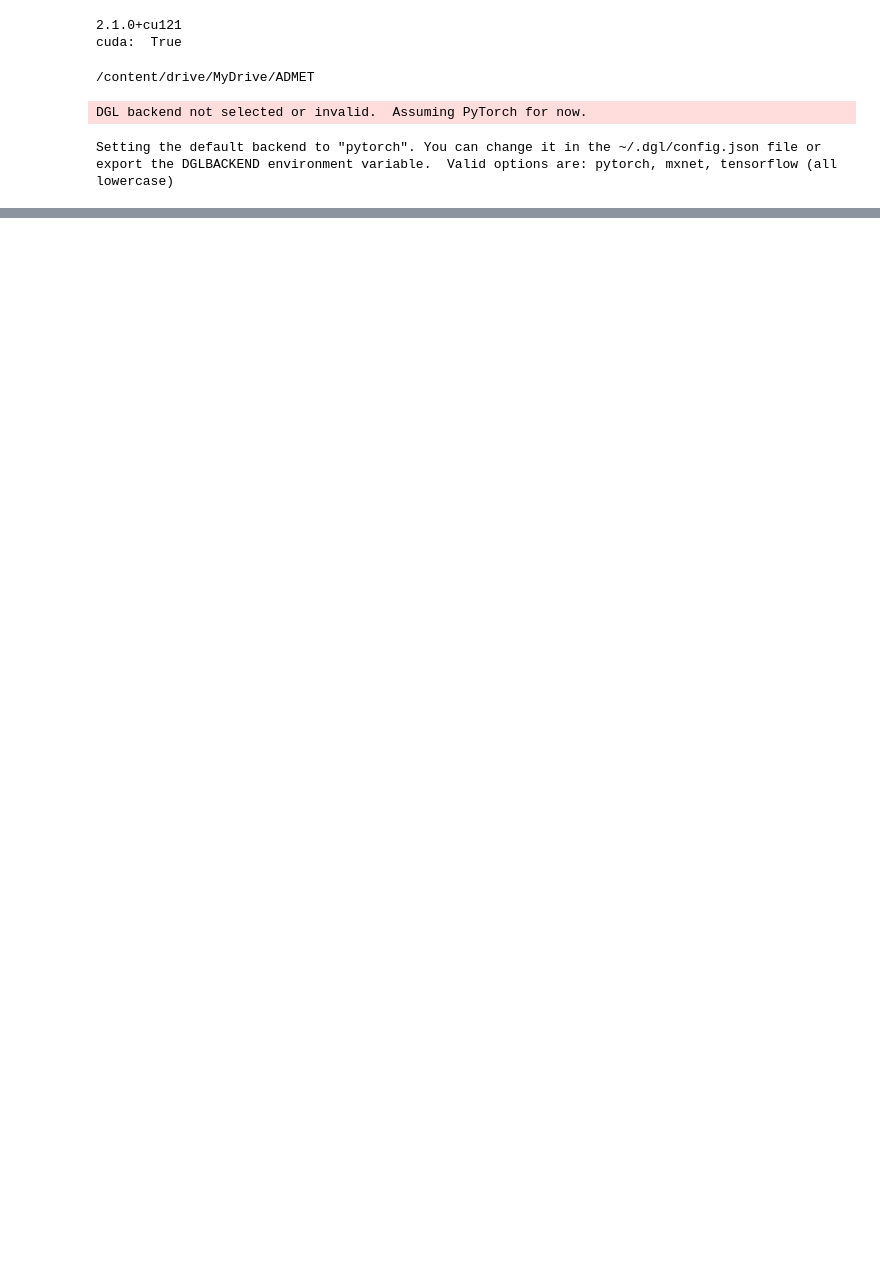
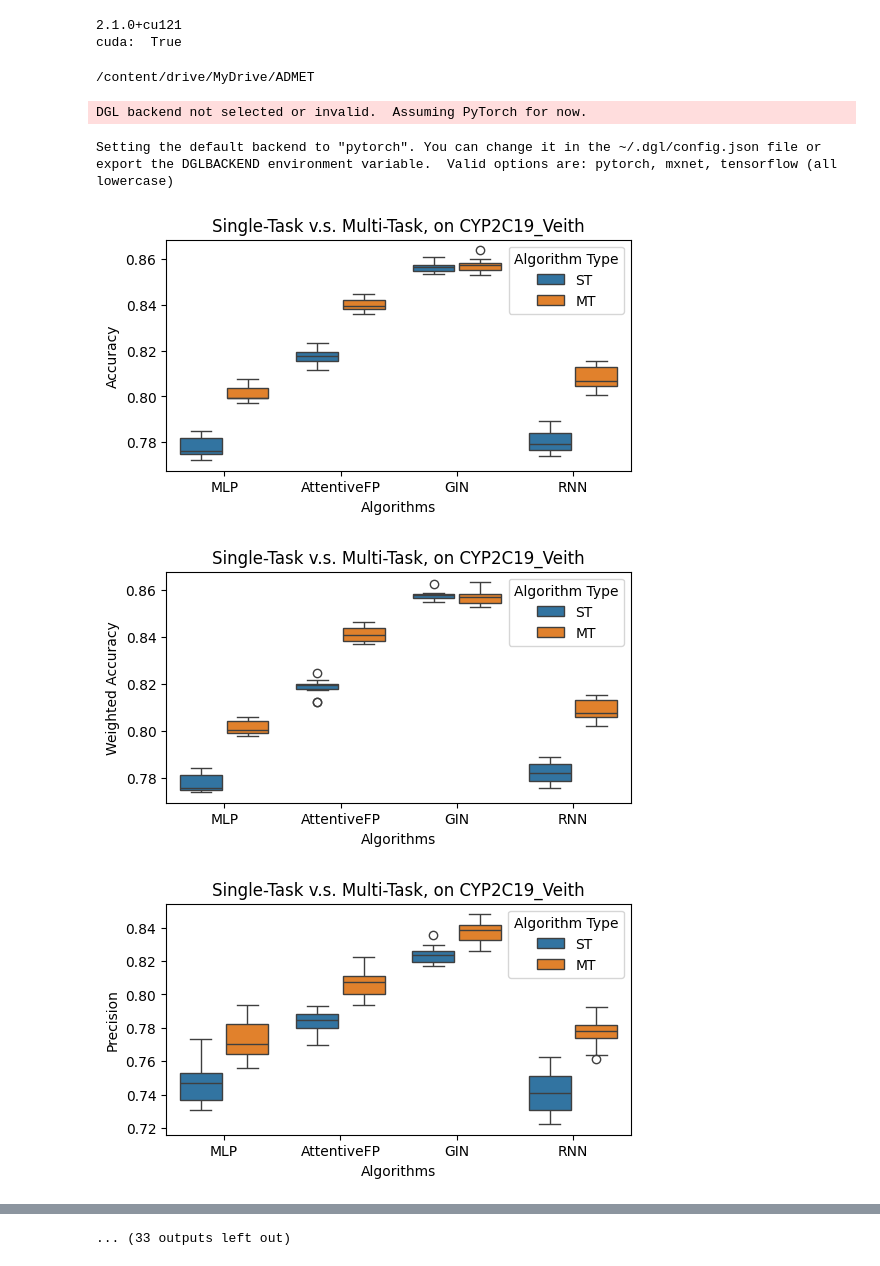
Before and after one commit to yingzibu/MOL2ADMET, a Jupyter notebook: results/M5_visualization.ipynb, the cells around one changed output, grey strips where cells are left out. Drawn from its saved outputs; the diff is of its cells as text; code cells hidden in the pictures; blank space fills up the shorter version.

Commit message:
M5 ST vs MT, run 10 times repeatedly

```diff
--- a/results/M5_visualization.ipynb
+++ b/results/M5_visualization.ipynb
@@ -40,51 +41,58 @@ def visualize_M5(name, repeat_times=3):
                            desc='obtaining preformance'):
         dict_ST[model_type] = []
         dict_MT[model_type] = []
-        for i in range(3):
-
-            p_ST = yml_report(f'ST/{name}/{model_type}_ST_{i}.yml')
-            p_MT = yml_report(f'M5/uw_no/{model_type}_MT_{i}.yml')
-
-            dict_ST[model_type].append(p_ST[name])
-            dict_MT[model_type].append(p_MT[name])
+        for i in range(repeat_times):
+            try:
+                p_ST = yml_report(f'ST/{name}/{model_type}_ST_{i}.yml')
+                dict_ST[model_type].append(p_ST[name])
+            except: print(f'cannot open ST/{name}/{model_type}_ST_{i}.yml')
+            try:
+                p_MT = yml_report(f'M5/uw_no/{model_type}_MT_{i}.yml')
+                dict_MT[model_type].append(p_MT[name])
+            except: print(f'cannot open M5/uw_no/{model_type}_MT_{i}.yml')
 
     import matplotlib.pyplot as plt
     import seaborn as sns
     import pandas as pd
     import numpy as np
 
     # Sample data (assuming you have 3 runs for each algorithm type)
     CLS_METRICS = ['Accuracy', 'Weighted Accuracy', 'Precision', 'Recall', 'SP',
                 'F1', 'AUC', 'MCC', 'AP']
     for met_num in range(len(cls_metrics)):
-        # data = {
-        #     'Algorithm': model_types,
-        #     'ST_1': [dict_ST[model_type][0][met_num] for model_type in model_types],  # Performance for ST-algorithm, run 1
-        #     'ST_2': [dict_ST[model_type][1][met_num] for model_type in model_types],  # Performance for ST-algorithm, run 2
-        #     'ST_3': [dict_ST[model_type][2][met_num] for model_type in model_types],   # Performance for ST-algorithm, run 3
-        #     'MT_1': [dict_MT[model_type][0][met_num] for model_type in model_types],  # Performance for MT-algorithm, run 1
-        #     'MT_2': [dict_MT[model_type][1][met_num] for model_type in model_types],  # Performance for MT-algorithm, run 2
-        #     'MT_3': [dict_MT[model_type][2][met_num] for model_type in model_types]   # Performance for MT-algorithm, run 3
-        # }
         data = {}
         data['Algorithm'] = model_types
         for i in range(repeat_times):
             data[f'ST_{i}'] = [dict_ST[model_type][i][met_num] for model_type in model_types]
-            data[f'MT_{i}'] = [dict_MT[model_type][0][met_num] for model_type in model_types]
+            data[f'MT_{i}'] = [dict_MT[model_type][i][met_num] for model_type in model_types]
+
+
 
         # Convert data to long format for easier plotting
         df = pd.DataFrame(data)
+        # print(df)
         df_long = pd.melt(df, id_vars=['Algorithm'], var_name='Run', value_name='Performance')
 
         # Extract Algorithm Type from Run column
         df_long['Algorithm Type'] = np.where(df_long['Run'].str.startswith('ST'), 'ST', 'MT')
 
         # Plot
         plt.figure(figsize=(6, 3))
-        sns.barplot(x='Algorithm', y='Performance', hue='Algorithm Type', data=df_long, ci='sd')
+        # sns.barplot(x='Algorithm', y='Performance', hue='Algorithm Type', data=df_long, ci='sd')
+        sns.boxplot(x='Algorithm', y='Performance', hue='Algorithm Type', data=df_long, fill=True, gap=.1)
+        # sns.boxplot(data=titanic, x="class", y="age", hue="alive", fill=False, gap=.1)
+
         plt.title(f'Single-Task v.s. Multi-Task, on {name}')
         plt.xlabel('Algorithms')
         plt.ylabel(f'{CLS_METRICS[met_num]}')
         plt.legend(title='Algorithm Type')
         plt.show()
         plt.close()
+
+for name in names_M5:
+    visualize_M5(name, repeat_times=10)
+    print('\n\n')
+# %% [output]
+[figure, added]
+[figure, added]
+[figure, added]
@@ -90,0 +108 @@ def visualize_M5(name, repeat_times=3):
+... (33 outputs left out)
```
Also changed, not shown: parts of 7 cells of this notebook.
